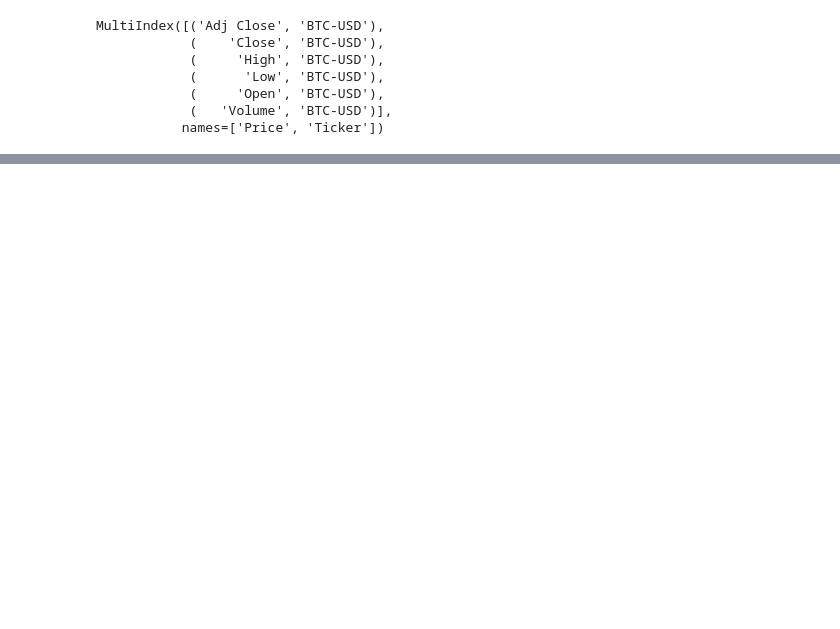
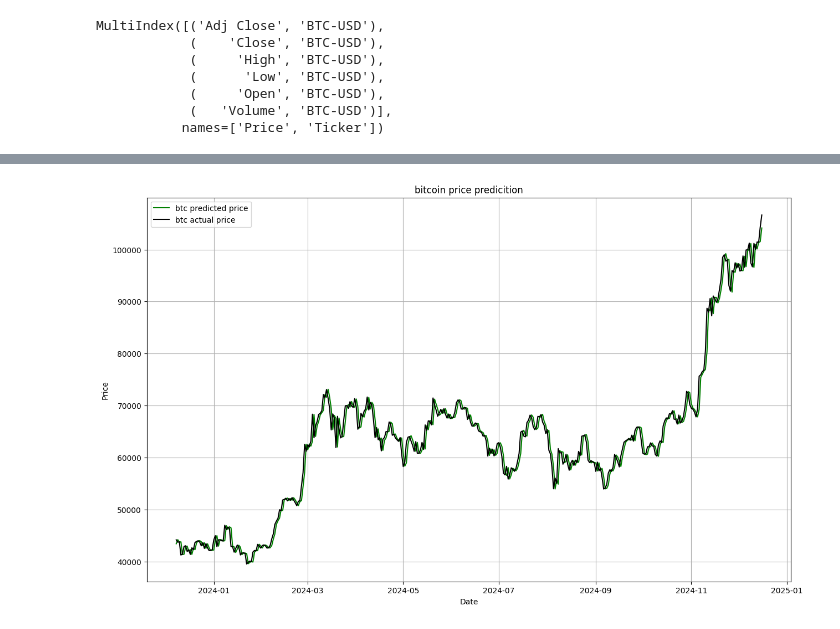
Before and after one commit to shreyas2004/bitcoin, a Jupyter notebook: bitcoin.ipynb, the cells around one changed output, grey strips where cells are left out. Cells and saved outputs as stored; diff of their text form; code cells hidden in the pictures; blank space fills up the shorter version.

Commit message:
applyed ARIMA model for forecasting and plot predicted and actual price

```diff
--- a/bitcoin.ipynb
+++ b/bitcoin.ipynb
@@ -62,0 +63,20 @@ plt.legend
+# %%
+model_predictions = []
+n_test_obser = len(testing_data)
+# %%
+from statsmodels.tsa.arima.model import ARIMA
+
+# Assuming training_data is initialized as a list or Series
+for i in range(n_test_obser):
+    # Train the ARIMA model on the updated training data
+    model = ARIMA(training_data, order=(4, 1, 0))
+    model_fit = model.fit()
+
+    # Forecast the next value
+    output = model_fit.forecast()
+    yhat = output[0]  # Predicted value (forecasted value)
+    model_predictions.append(yhat)  # Store the prediction
+
+    # Append the actual test value to training data for the next iteration
+    actual_test_value = testing_data[i]
+    training_data.append(actual_test_value)
@@ -62,0 +103,16 @@ plt.legend
+# %%
+plt.figure(figsize=(15,9))
+plt.grid(True)
+
+date_range = df[to_row:].index
+
+plt.plot(date_range,model_predictions,color = 'green',label='btc predicted price')
+plt.plot(date_range,testing_data,color = 'black',label='btc actual price')
+
+plt.title('bitcoin price predicition')
+plt.xlabel('Date')
+plt.ylabel('Price')
+plt.legend()
+plt.show()
+# %% [output]
+[figure, added]
```
Also changed, not shown: parts of 4 cells of this notebook.
